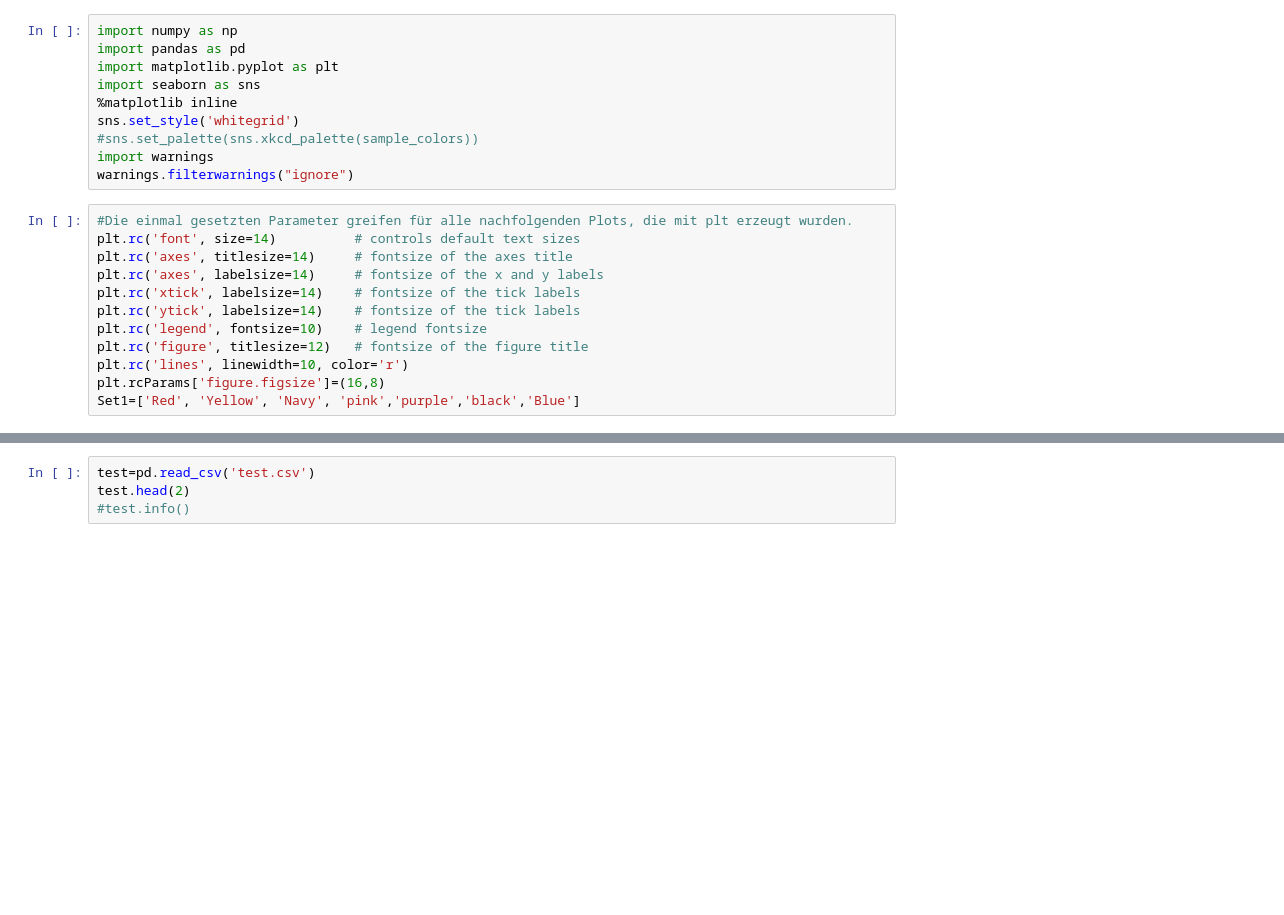
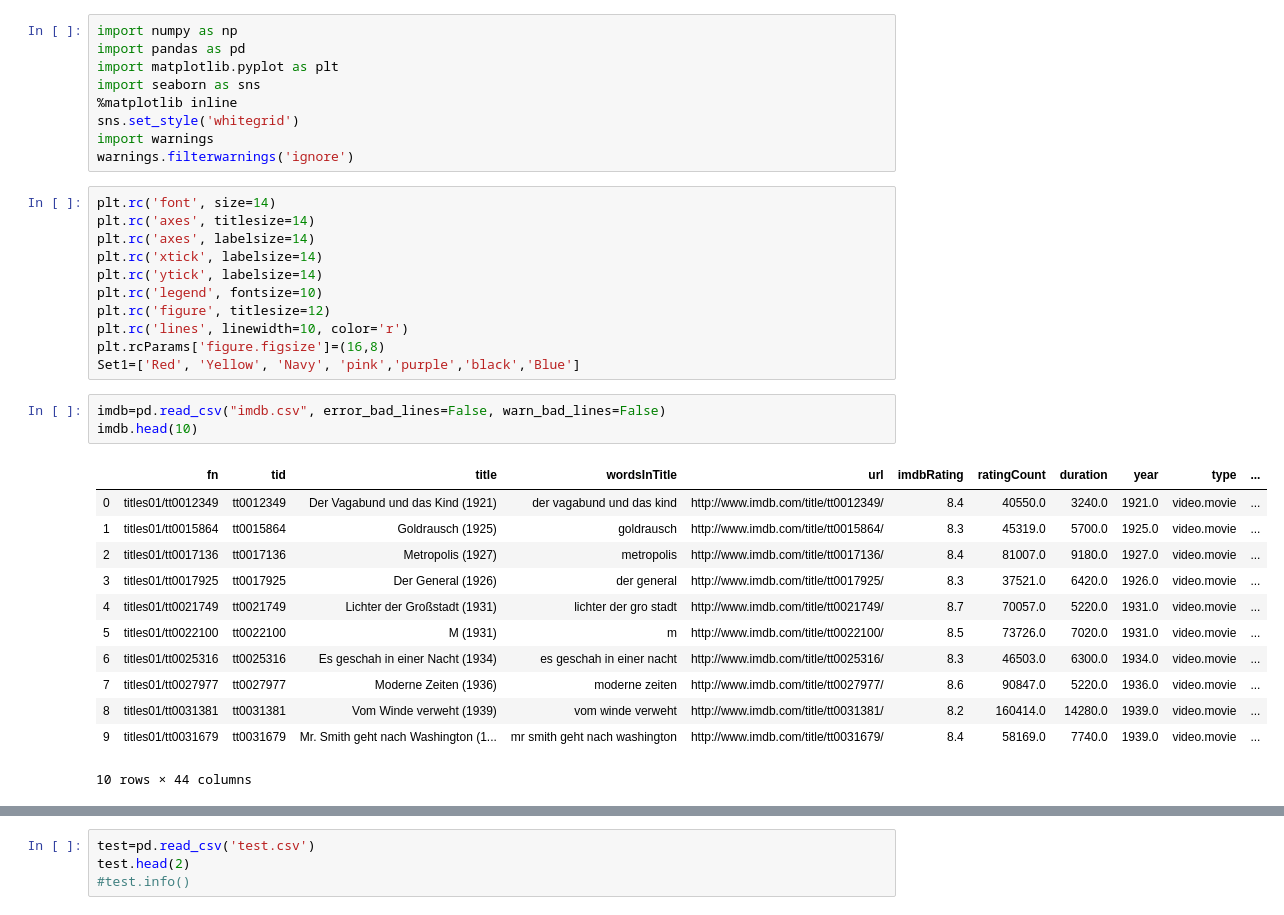
Before and after one commit to Hoda-MA/My-Projects, a Jupyter notebook: IMDB/IMDB-Supervised Learning- Regression Problems-.ipynb, the cells around one changed output, grey strips where cells are left out. Drawn from its saved outputs; the diff is of its cells as text; blank space fills up the shorter version.

```diff
--- a/IMDB/IMDB-Supervised Learning- Regression Problems-.ipynb
+++ b/IMDB/IMDB-Supervised Learning- Regression Problems-.ipynb
@@ -5,18 +5,32 @@ import matplotlib.pyplot as plt
 import seaborn as sns
 %matplotlib inline
 sns.set_style('whitegrid')
-#sns.set_palette(sns.xkcd_palette(sample_colors))
 import warnings
-warnings.filterwarnings("ignore")
+warnings.filterwarnings('ignore')
 # %%
-#Die einmal gesetzten Parameter greifen für alle nachfolgenden Plots, die mit plt erzeugt wurden.
-plt.rc('font', size=14)          # controls default text sizes
-plt.rc('axes', titlesize=14)     # fontsize of the axes title
-plt.rc('axes', labelsize=14)     # fontsize of the x and y labels
-plt.rc('xtick', labelsize=14)    # fontsize of the tick labels
-plt.rc('ytick', labelsize=14)    # fontsize of the tick labels
-plt.rc('legend', fontsize=10)    # legend fontsize
-plt.rc('figure', titlesize=12)   # fontsize of the figure title
+plt.rc('font', size=14)
+plt.rc('axes', titlesize=14)
+plt.rc('axes', labelsize=14)
+plt.rc('xtick', labelsize=14)
+plt.rc('ytick', labelsize=14)
+plt.rc('legend', fontsize=10)
+plt.rc('figure', titlesize=12)
 plt.rc('lines', linewidth=10, color='r')
 plt.rcParams['figure.figsize']=(16,8)
 Set1=['Red', 'Yellow', 'Navy', 'pink','purple','black','Blue']
+# %%
+imdb=pd.read_csv("imdb.csv", error_bad_lines=False, warn_bad_lines=False)
+imdb.head(10)
+# %% [output]
+|  | fn | tid | title | wordsInTitle | url | imdbRating | ratingCount | duration | year | type | ... |
+| 0 | titles01/tt0012349 | tt0012349 | Der Vagabund und das Kind (1921) | der vagabund und das kind | http://www.imdb.com/title/tt0012349/ | 8.4 | 40550.0 | 3240.0 | 1921.0 | video.movie | ... |
+| 1 | titles01/tt0015864 | tt0015864 | Goldrausch (1925) | goldrausch | http://www.imdb.com/title/tt0015864/ | 8.3 | 45319.0 | 5700.0 | 1925.0 | video.movie | ... |
+| 2 | titles01/tt0017136 | tt0017136 | Metropolis (1927) | metropolis | http://www.imdb.com/title/tt0017136/ | 8.4 | 81007.0 | 9180.0 | 1927.0 | video.movie | ... |
+| 3 | titles01/tt0017925 | tt0017925 | Der General (1926) | der general | http://www.imdb.com/title/tt0017925/ | 8.3 | 37521.0 | 6420.0 | 1926.0 | video.movie | ... |
+| 4 | titles01/tt0021749 | tt0021749 | Lichter der Großstadt (1931) | lichter der gro stadt | http://www.imdb.com/title/tt0021749/ | 8.7 | 70057.0 | 5220.0 | 1931.0 | video.movie | ... |
+| 5 | titles01/tt0022100 | tt0022100 | M (1931) | m | http://www.imdb.com/title/tt0022100/ | 8.5 | 73726.0 | 7020.0 | 1931.0 | video.movie | ... |
+| 6 | titles01/tt0025316 | tt0025316 | Es geschah in einer Nacht (1934) | es geschah in einer nacht | http://www.imdb.com/title/tt0025316/ | 8.3 | 46503.0 | 6300.0 | 1934.0 | video.movie | ... |
+| 7 | titles01/tt0027977 | tt0027977 | Moderne Zeiten (1936) | moderne zeiten | http://www.imdb.com/title/tt0027977/ | 8.6 | 90847.0 | 5220.0 | 1936.0 | video.movie | ... |
+| 8 | titles01/tt0031381 | tt0031381 | Vom Winde verweht (1939) | vom winde verweht | http://www.imdb.com/title/tt0031381/ | 8.2 | 160414.0 | 14280.0 | 1939.0 | video.movie | ... |
+| 9 | titles01/tt0031679 | tt0031679 | Mr. Smith geht nach Washington (1... | mr smith geht nach washington | http://www.imdb.com/title/tt0031679/ | 8.4 | 58169.0 | 7740.0 | 1939.0 | video.movie | ... |
+10 rows × 44 columns
```
Also changed, not shown: parts of 4 cells of this notebook, 3 other files.
